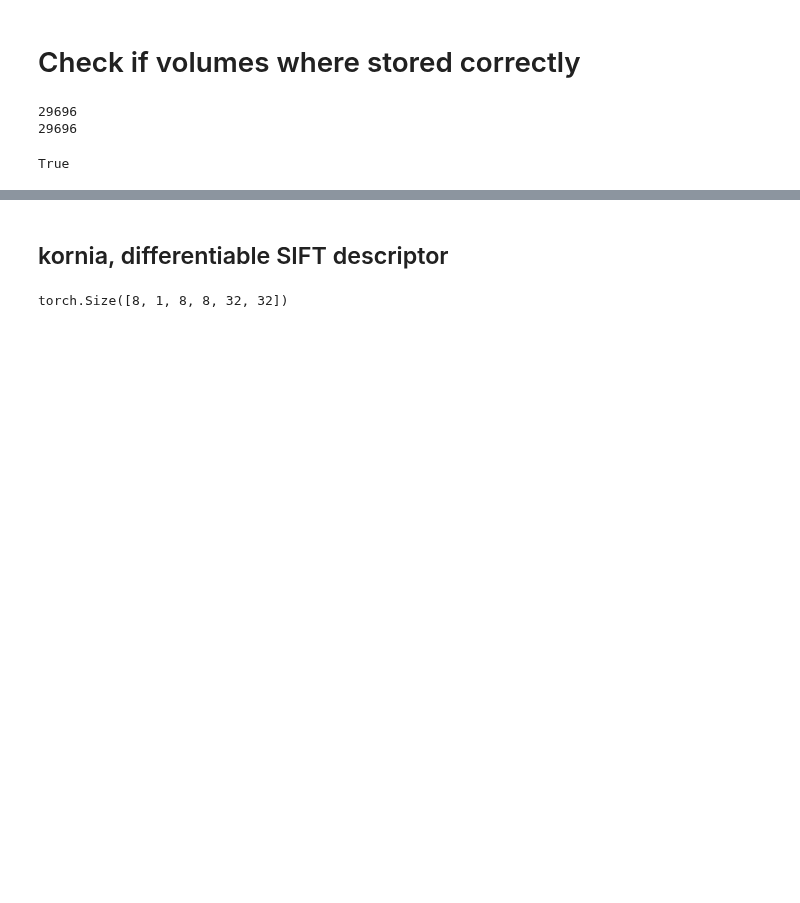
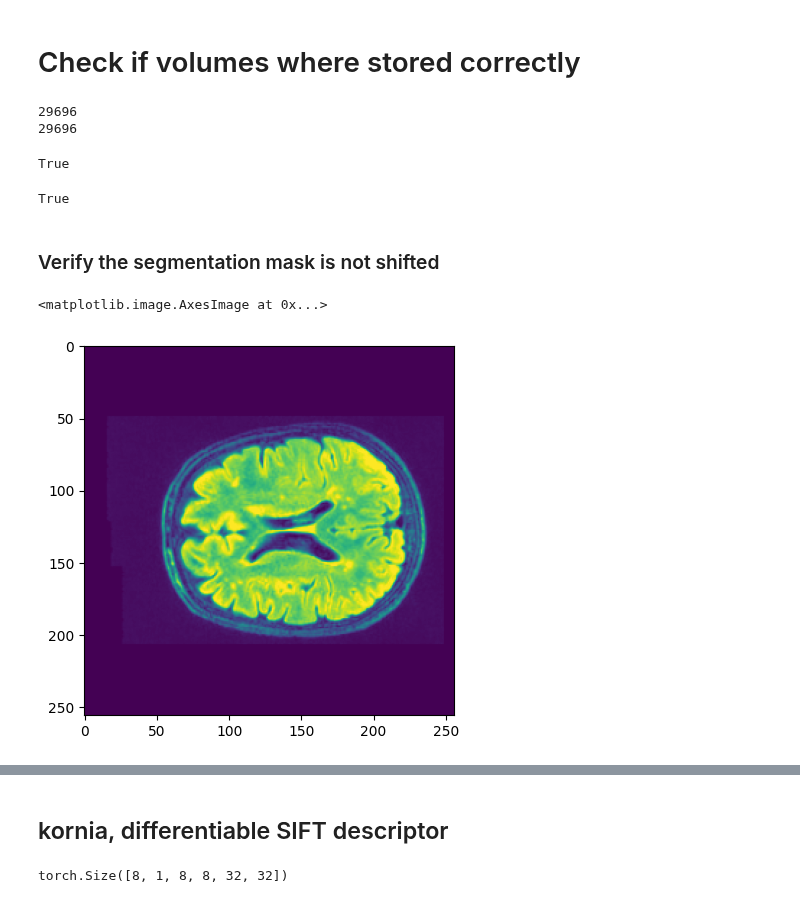
Before and after one commit to JdbermeoUZH/MastersThesisUIASegmentation, a Jupyter notebook: notebooks/random_stuff.ipynb, the cells around one changed output, grey strips where cells are left out. Drawn from its saved outputs; the diff is of its cells as text; code cells hidden in the pictures; blank space fills up the shorter version.

```diff
--- a/notebooks/random_stuff.ipynb
+++ b/notebooks/random_stuff.ipynb
@@ -2,12 +2,16 @@
 # Check if volumes where stored correctly
 # %%
 import h5py
+import matplotlib.pyplot as plt
 
 old_preproc_dataset = h5py.File('/scratch_net/biwidl319/jbermeo/data/wmh_miccai/vu/data_vu_2d_size_256_256_depth_48_res_1_1_3_from_0_to_10.hdf5', 'r')
 new_preproc_dataset = h5py.File('/scratch_net/biwidl319/jbermeo/data/wmh_miccai/vu/data_vu_2d_size_256_256_depth_48_res_1_1_3_from_0_to_10_w_synthseg_labels.hdf5', 'r')
 
+old_images = old_preproc_dataset['images'][:]
 old_labels = old_preproc_dataset['labels'][:]
+
 new_labels = new_preproc_dataset['labels'][:]
+new_images = new_preproc_dataset['images'][:]
 # %%
 print((old_labels == 1).sum())
 print((new_labels == 16).sum())
@@ -18,3 +22,7 @@ print((new_labels == 16).sum())
 ((old_labels == 1) == (new_labels == 16)).all()
 # %% [output]
 True
+# %%
+(old_images == new_images).all()
+# %% [output]
+True
@@ -20,0 +39,10 @@ True
+# %% [markdown]
+### Verify the segmentation mask is not shifted
+# %%
+z = 27
+img_0 = new_images[z]
+label_0 = new_labels[z]
+plt.imshow(img_0)
+# %% [output]
+<matplotlib.image.AxesImage at 0x...>
+[figure, added]
```
Also changed, not shown: parts of 14 cells of this notebook, 8 other files.
